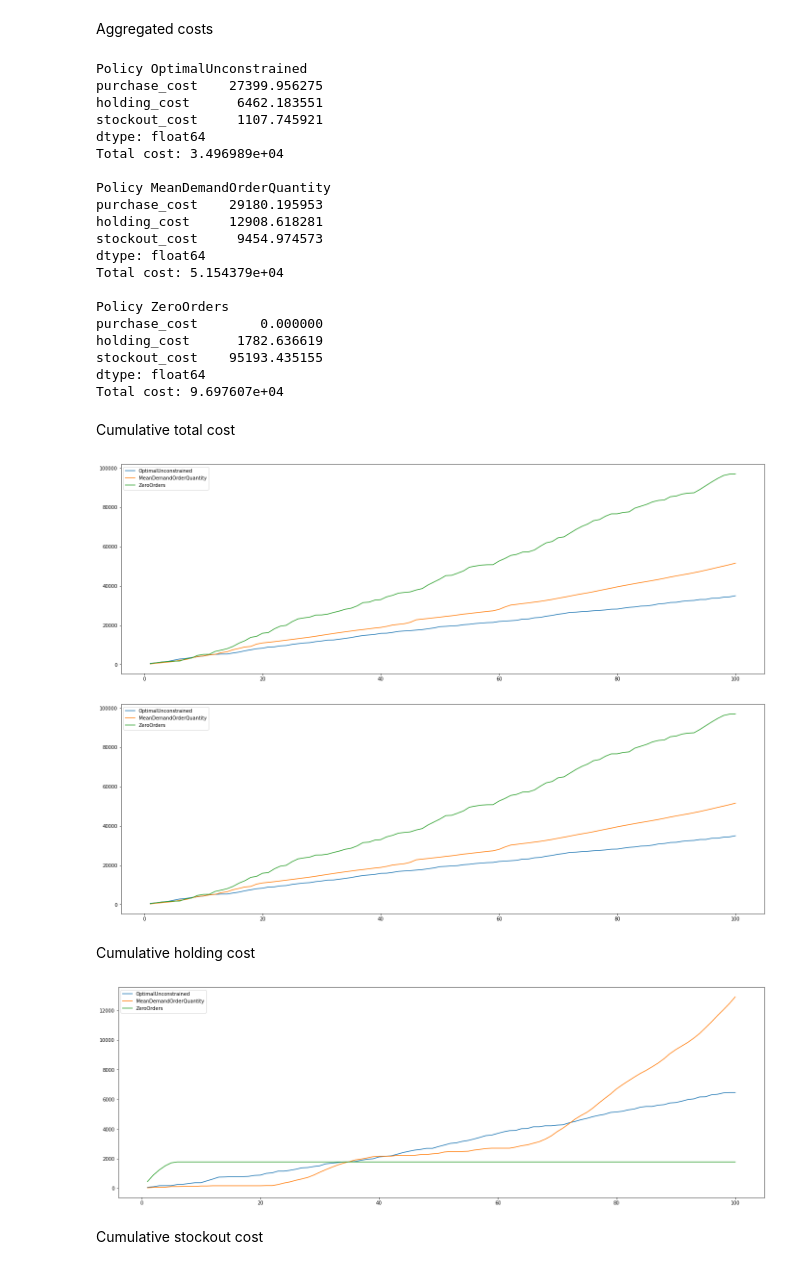
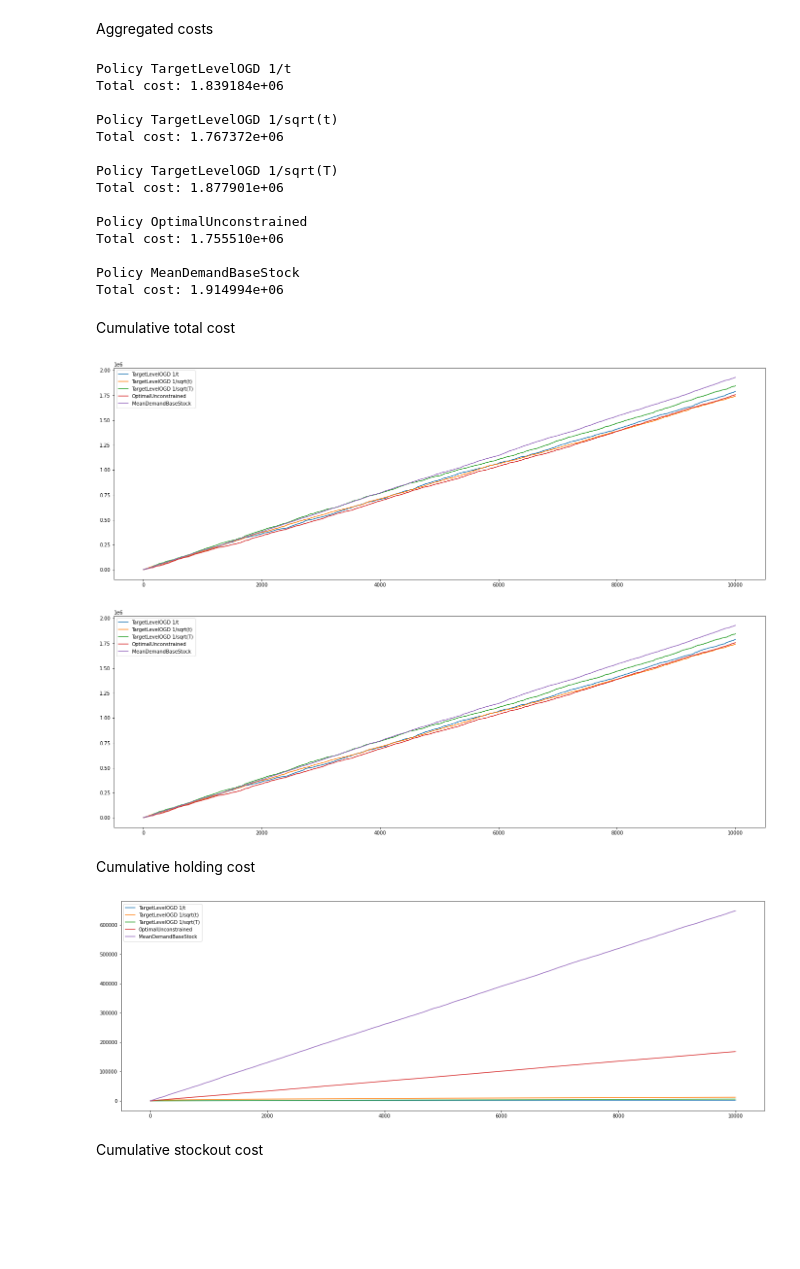
Before and after one commit to Califrais/newsvendor_tester, a Jupyter notebook: main_notebook.ipynb, the cells around one changed output. Saved outputs shown, nothing was run; the diff lists cells and outputs as text; code cells hidden in the pictures; blank space fills up the shorter version.

```diff
--- a/main_notebook.ipynb
+++ b/main_notebook.ipynb
@@ -23,14 +30,15 @@ state = NonPerishableInventoryState(nb_products,lead_times,"LOST_SALES")
 # %% [markdown]
 Demand generator definition
 # %%
-demand_rvs = [scipy.stats.uniform(loc=0,scale=100) for k in range(nb_products)]
+upper_bound = 100
+demand_rvs = [scipy.stats.beta(a=0.1, b=0.5, scale=100) for k in range(nb_products)]
 def demands_generator() :
     yield np.array([demand_rvs[k].rvs() for k in range(nb_products)])
 # %% [markdown]
 Costs initialization
 # %%
 fixed_costs = np.zeros(nb_products)
-purchase_costs = np.random.lognormal(0,size=nb_products)
+purchase_costs = np.zeros(nb_products)
 holding_costs = np.random.lognormal(0,size=nb_products)
 stockout_costs = np.random.lognormal(2,size=nb_products)
 cost_structure = CostStructure(nb_products,fixed_costs,purchase_costs,holding_costs,stockout_costs)
@@ -43,14 +51,31 @@ stockout_costs:[19.66298598]
 # %% [markdown]
 Policies initialization
 # %%
+initial_base_stock = [
+    [upper_bound/2],
+    [upper_bound/2],
+    [upper_bound/2]
+]
+
+learning_rates = [
+    lambda t : 1/t,
+    lambda t : 1/np.sqrt(t),
+    lambda t : 1/np.sqrt(nb_periods)
+]
+
 policies : List[AbstractInventoryPolicy] = [
+    TargetLevelOGD(nb_products,initial_base_stock[i],[100],learning_rates[i],cost_structure)
+    for i in range(len(learning_rates))
+] + [
     OptimalLostSalesPolicy(nb_products, purchase_costs, holding_costs, stockout_costs, discount_factor=1.0, demand_quantile_functions=[demand_rvs[k].ppf for k in range(nb_products)]),
-    ConstantOrderQuantity([demand_rvs[k].mean() for k in range(nb_products)]),
-    ConstantOrderQuantity(np.zeros(nb_products))
+    ConstantBaseStock([demand_rvs[k].mean() for k in range(nb_products)]),
 ]
+
 policy_names = [
+    "TargetLevelOGD 1/t",
+    "TargetLevelOGD 1/sqrt(t)",
+    "TargetLevelOGD 1/sqrt(T)",
     "OptimalUnconstrained",
-    "MeanDemandOrderQuantity",
-    "ZeroOrders"
+    "MeanDemandBaseStock"
 ]
 # %% [output]
@@ -58,5 +83,5 @@ Optimal unconstrainted base-stock level: [90.26007797]
 # %%
-nb_periods = 100
+nb_periods = 10000
 state.reset()
 cost_structure.reset()
 for policy_id in tqdm(range(len(policies))) :
@@ -74,39 +99,35 @@ Aggregated costs
 # %%
 for policy_id in range(len(policies)) :
     print("\nPolicy {}".format(policy_names[policy_id]))
-    print(pd.read_csv("cost_histories/costs_{}.csv".format(policy_id))[["purchase_cost","holding_cost","stockout_cost"]].sum())
+    #print(pd.read_csv("cost_histories/costs_{}.csv".format(policy_id))[["purchase_cost","holding_cost","stockout_cost"]].sum())
     print("Total cost: {:e}".format(pd.read_csv("cost_histories/costs_{}.csv".format(policy_id))[["purchase_cost","holding_cost","stockout_cost"]].sum().sum()))
 # %% [output]
+Policy TargetLevelOGD 1/t
+Total cost: 1.839184e+06
+
+Policy TargetLevelOGD 1/sqrt(t)
+Total cost: 1.767372e+06
+
+Policy TargetLevelOGD 1/sqrt(T)
+Total cost: 1.877901e+06
+
 Policy OptimalUnconstrained
-purchase_cost    27399.956275
-holding_cost      6462.183551
-stockout_cost     1107.745921
-dtype: float64
-Total cost: 3.496989e+04
+Total cost: 1.755510e+06
 
-Policy MeanDemandOrderQuantity
-purchase_cost    29180.195953
-holding_cost     12908.618281
-stockout_cost     9454.974573
-dtype: float64
-Total cost: 5.154379e+04
-
-Policy ZeroOrders
-purchase_cost        0.000000
-holding_cost      1782.636619
-stockout_cost    95193.435155
-dtype: float64
-Total cost: 9.697607e+04
+Policy MeanDemandBaseStock
+Total cost: 1.914994e+06
 # %% [markdown]
 Cumulative total cost
 # %%
 plt.figure(figsize=(24,8))
 for policy_id in range(len(policies)) :
-    plt.plot(pd.read_csv("cost_histories/costs_{}.csv".format(policy_id)).groupby("period").sum().sum(axis=1).cumsum(),label=policy_names[policy_id])
+    plt.plot(
+        pd.read_csv("cost_histories/costs_{}.csv".format(policy_id)).groupby("period").sum().sum(axis=1).cumsum(),label=policy_names[policy_id]
+    )
 plt.legend()
 plt.show()
 # %% [output]
-[figure, old version]
+[figure, new version]
 # %%
 plt.figure(figsize=(24,8))
 for policy_id in range(len(policies)) :
@@ -114,7 +135,7 @@ for policy_id in range(len(policies)) :
 plt.legend()
 plt.show()
 # %% [output]
-[figure, old version]
+[figure, new version]
 # %% [markdown]
 Cumulative holding cost
 # %%
@@ -124,7 +145,7 @@ for policy_id in range(len(policies)) :
 plt.legend()
 plt.show()
 # %% [output]
-[figure, old version]
+[figure, new version]
 # %% [markdown]
 Cumulative stockout cost
 # %%
```
Also changed, not shown: parts of 4 cells of this notebook, 16 other files.
